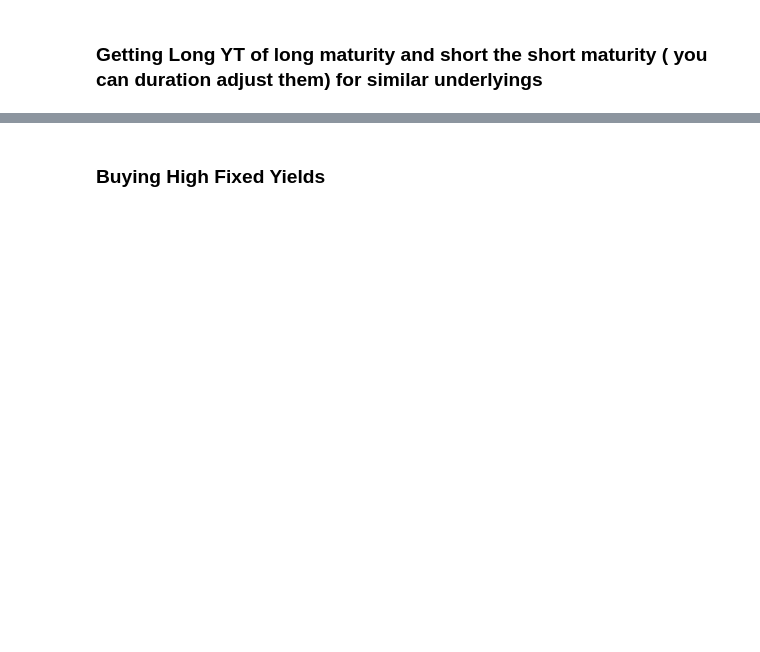
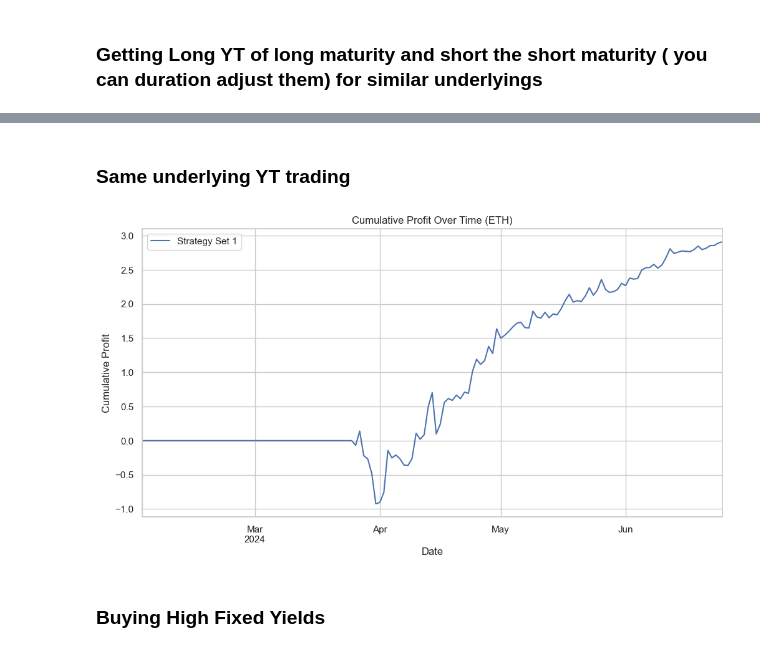
Before and after one commit to farischaudhry/pendle-analysis, a Jupyter notebook: backtest.ipynb, the cells around one changed output, grey strips where cells are left out. Saved outputs shown, nothing was run; the diff lists cells and outputs as text; code cells hidden in the pictures; blank space fills up the shorter version.

```diff
--- a/backtest.ipynb
+++ b/backtest.ipynb
@@ -350,24 +398,42 @@ class PendleHedgedBacktest(PendleBacktest):
+# %% [markdown]
+### Same underlying YT trading
 # %%
+class DurationLongStrategy(Strategy):
+    def trade(self, prices_df, current_index, underlying_pos, pt_pos, yt_pos, name=None):
+        current_row = prices_df.loc[current_index]
+        days_to_expiry = current_row['days_to_expiry']
+        return (0, 0, 1)
 
-# class DurationLongStrategy(Strategy):
-#     def trade(self, prices_df, current_index):
-#         current_row = prices_df.loc[current_index]
-#         days_to_expiry = current_row['days_to_expiry']
-#         return (0, 0, 1)
+class DurationShortStrategy(Strategy):
+    def trade(self, prices_df, current_index, underlying_pos, pt_pos, yt_pos, name=None):
+        current_row = prices_df.loc[current_index]
+        days_to_expiry = current_row['days_to_expiry']
+        return (0, 0, -1)
 
-# class DurationShortStrategy(Strategy):
-#     def trade(self, prices_df, current_index):
-#         current_row = prices_df.loc[current_index]
-#         days_to_expiry = current_row['days_to_expiry']
-#         return (0, 0, -1)
+assets_strategies_list_pairs = [
+    {
+        'etherfi_jun': {'data': etherfi_eETH_jun_df, 'strategy': DurationShortStrategy()},
+        'zircuit_jun': {'data': zircuit_eETH_jun_df, 'strategy': DurationLongStrategy()}
+    }
+]
 
-# assets_strategies = {
-#     'etherfi_jun': {'data': etherfi_eETH_jun_df, 'strategy': DurationLongStrategy()},
-#     # 'etherfi_dec': {'data': etherfi_eETH_dec_df, 'strategy': DurationShortStrategy()}
-# }
+# Prepare a figure for plotting
+fig, ax = plt.subplots(figsize=(12, 6))
 
-# backtest = PendleBacktest(assets_strategies)
-# backtest.plot_profit()
+# Iterate through each set of asset strategies, backtest them, and plot their cumulative profits
+for assets_strategies in assets_strategies_list_pairs:
+    backtest = PendleHedgedBacktest(assets_strategies)
+    cumulative_profit = backtest.trade().dropna()
+    cumulative_profit = cumulative_profit[:-1]
+    cumulative_profit.plot(ax=ax)
+
+ax.set_title('Cumulative Profit Over Time (ETH)')
+ax.set_ylabel('Cumulative Profit')
+ax.set_xlabel('Date')
+plt.legend([f'Strategy Set {i+1}' for i in range(len(assets_strategies_list_pairs))])
+plt.show()
+# %% [output]
+[figure, added]
 # %% [markdown]
 ### Buying High Fixed Yields
 # %%
```
Also changed, not shown: parts of 16 cells of this notebook.
